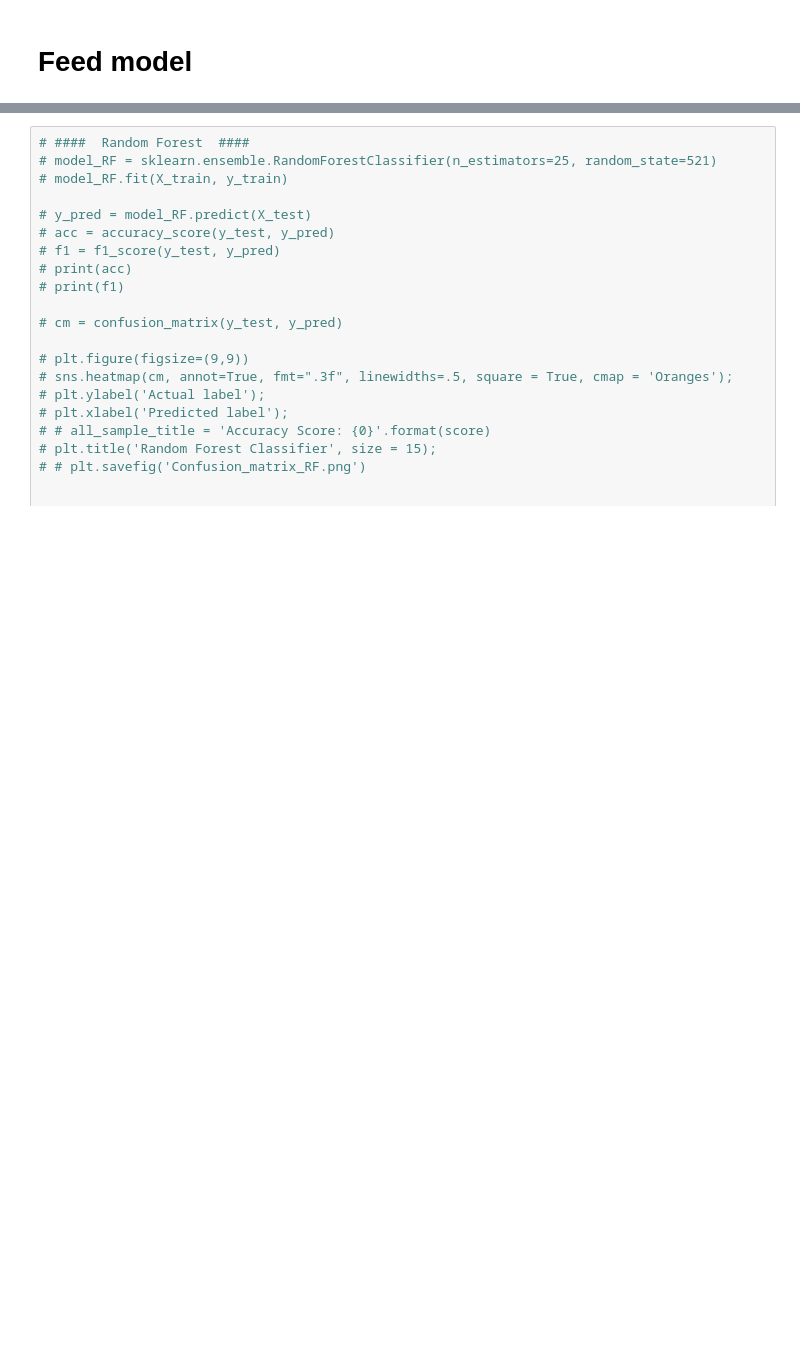
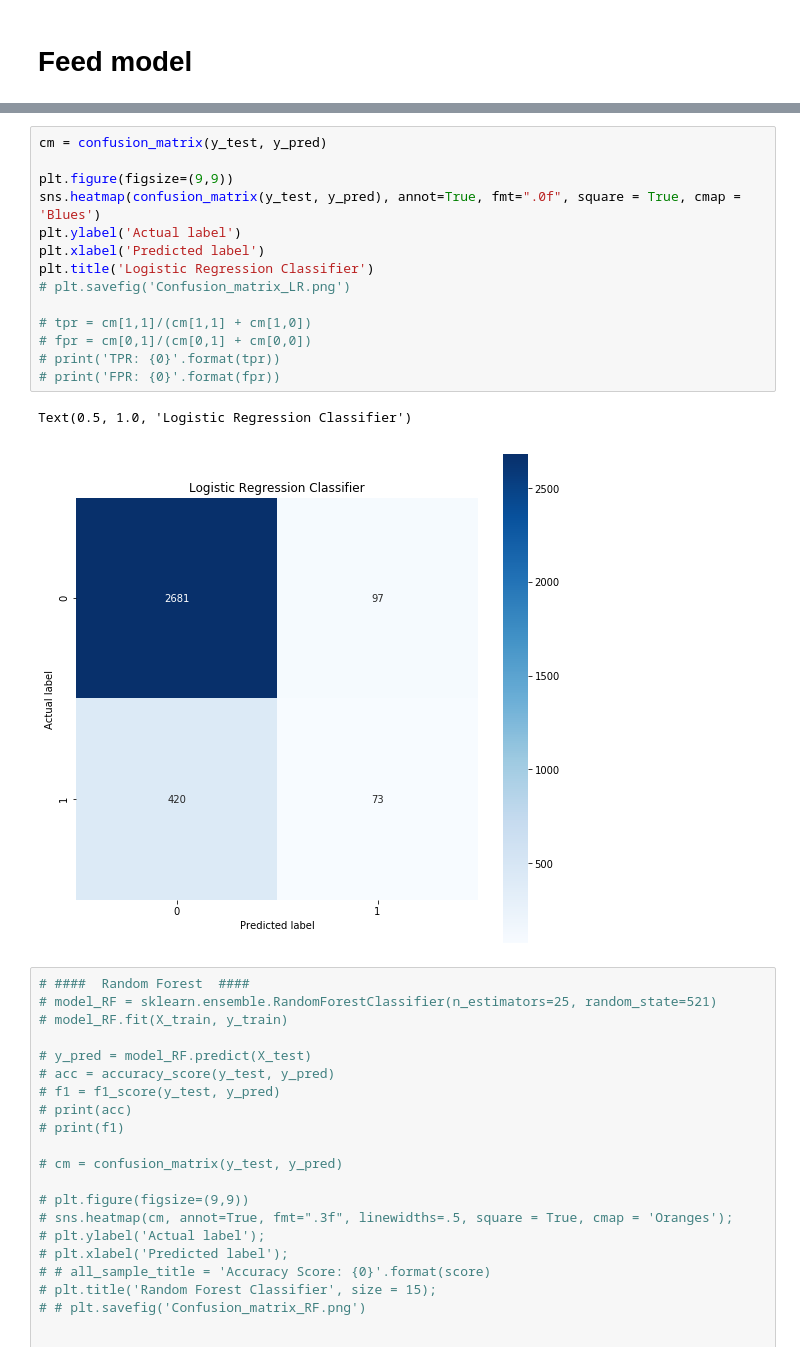
Before and after one commit to XiaoxiaoRen-SJSU/CMPE255_Team_Project, a Jupyter notebook: Data_preprocessing.ipynb, the cells around one changed output, grey strips where cells are left out. Saved outputs shown, nothing was run; the diff lists cells and outputs as text; blank space fills up the shorter version.

```diff
--- a/Data_preprocessing.ipynb
+++ b/Data_preprocessing.ipynb
@@ -351,3 +386,20 @@ from scipy import interp
+# %%
+cm = confusion_matrix(y_test, y_pred)
+
+plt.figure(figsize=(9,9))
+sns.heatmap(confusion_matrix(y_test, y_pred), annot=True, fmt=".0f", square = True, cmap = 'Blues')
+plt.ylabel('Actual label')
+plt.xlabel('Predicted label')
+plt.title('Logistic Regression Classifier')
+# plt.savefig('Confusion_matrix_LR.png')
+
+# tpr = cm[1,1]/(cm[1,1] + cm[1,0])
+# fpr = cm[0,1]/(cm[0,1] + cm[0,0])
+# print('TPR: {0}'.format(tpr))
+# print('FPR: {0}'.format(fpr))
+# %% [output]
+Text(0.5, 1.0, 'Logistic Regression Classifier')
+[figure, added]
 # %%
 # ####  Random Forest  ####
 # model_RF = sklearn.ensemble.RandomForestClassifier(n_estimators=25, random_state=521)
```
Also changed, not shown: parts of 8 cells of this notebook.
